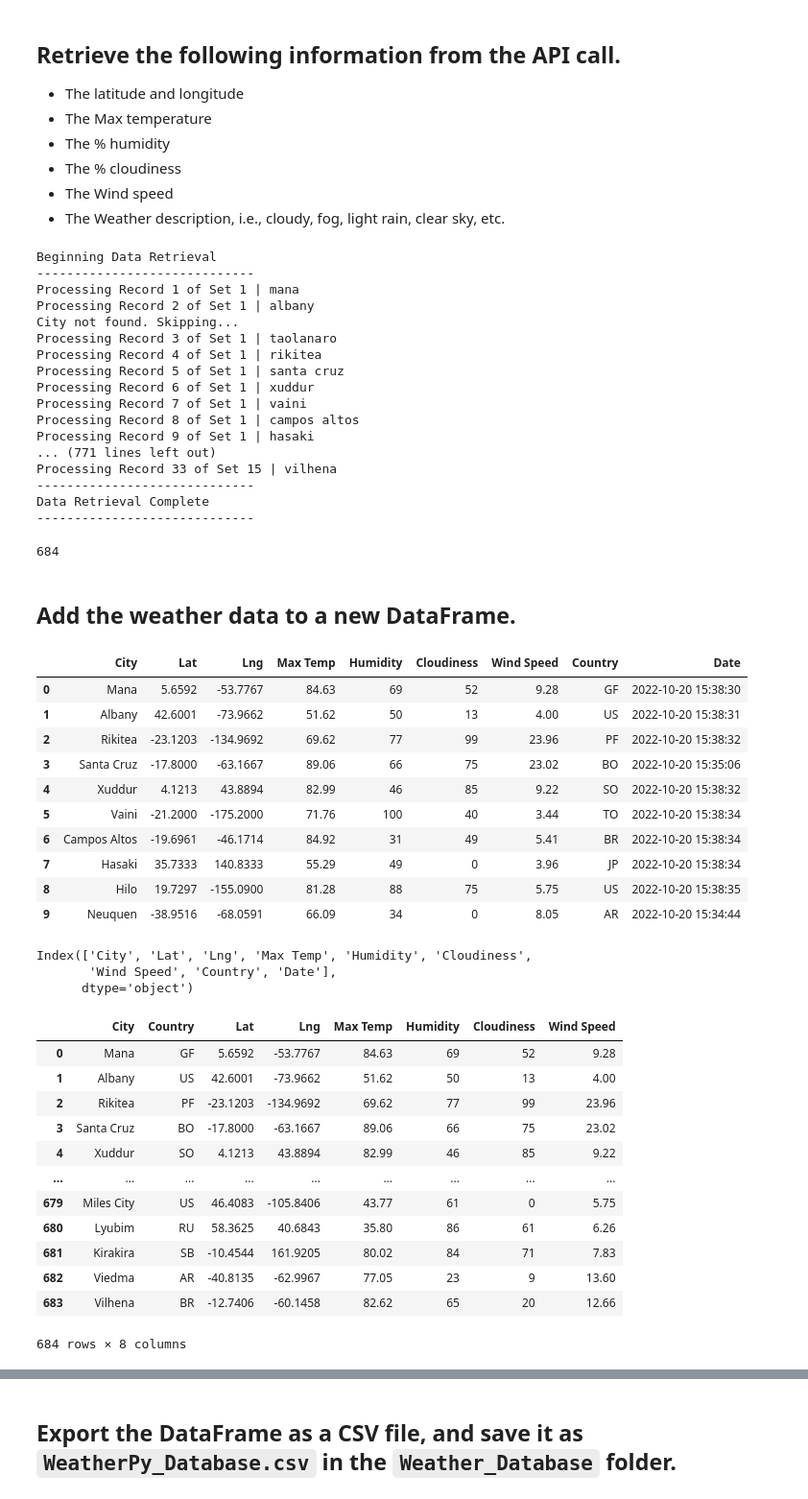
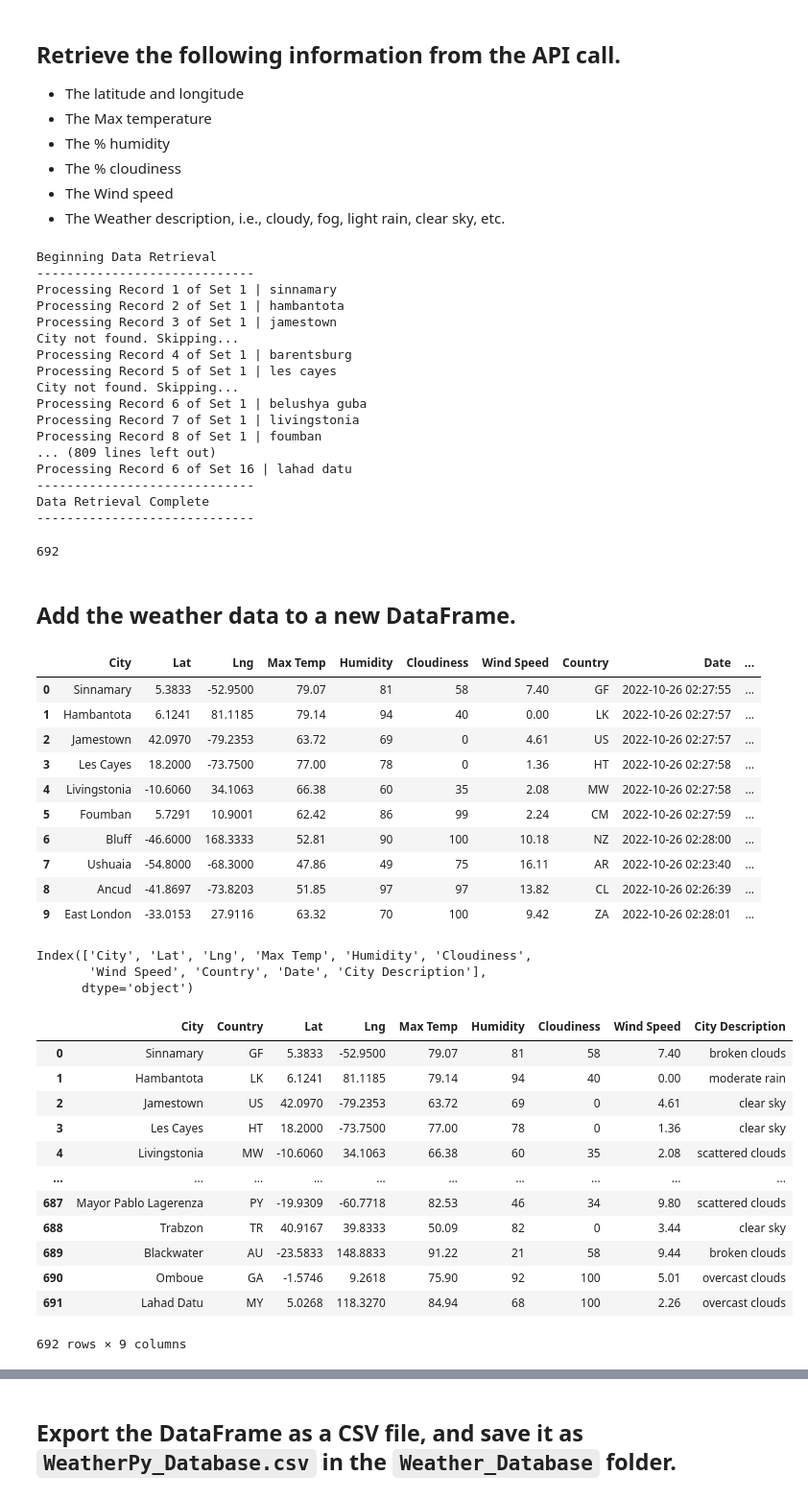
Before and after one commit to NM-90/World_Weather_Analysis, a Jupyter notebook: Weather_Database.ipynb, the cells around one changed output, grey strips where cells are left out. Shown at 96% size. Saved outputs shown, nothing was run; the diff lists cells and outputs as text; code cells hidden in the pictures.

```diff
--- a/Weather_Database.ipynb
+++ b/Weather_Database.ipynb
@@ -153,6 +153,7 @@ for i, city in enumerate(cities):
         city_clouds = city_weather["clouds"]["all"]
         city_wind = city_weather["wind"]["speed"]
         city_country = city_weather["sys"]["country"]
+        city_description = city_weather["weather"][0]["description"]
         # Convert the date to ISO standard.
         city_date = datetime.utcfromtimestamp(city_weather["dt"]).strftime('%Y-%m-%d %H:%M:%S')
         # Append the city information into city_data list.
@@ -164,7 +165,8 @@ for i, city in enumerate(cities):
                           "Cloudiness": city_clouds,
                           "Wind Speed": city_wind,
                           "Country": city_country,
-                          "Date": city_date})
+                          "Date": city_date,
+                          "City Description": city_description})
 
 
 # If an error is experienced, skip the city.
@@ -184,18 +186,18 @@ print("-----------------------------")
 # %% [output]
 Beginning Data Retrieval
 -----------------------------
-Processing Record 1 of Set 1 | mana
-Processing Record 2 of Set 1 | albany
+Processing Record 1 of Set 1 | sinnamary
+Processing Record 2 of Set 1 | hambantota
+Processing Record 3 of Set 1 | jamestown
 City not found. Skipping...
-Processing Record 3 of Set 1 | taolanaro
-Processing Record 4 of Set 1 | rikitea
-Processing Record 5 of Set 1 | santa cruz
-Processing Record 6 of Set 1 | xuddur
-Processing Record 7 of Set 1 | vaini
-Processing Record 8 of Set 1 | campos altos
-Processing Record 9 of Set 1 | hasaki
-... (771 lines left out)
-Processing Record 33 of Set 15 | vilhena
+Processing Record 4 of Set 1 | barentsburg
+Processing Record 5 of Set 1 | les cayes
+City not found. Skipping...
+Processing Record 6 of Set 1 | belushya guba
+Processing Record 7 of Set 1 | livingstonia
+Processing Record 8 of Set 1 | foumban
+... (809 lines left out)
+Processing Record 6 of Set 16 | lahad datu
 -----------------------------
 Data Retrieval Complete
 -----------------------------
@@ -203,7 +205,7 @@ Data Retrieval Complete
 # Print the length of the city_data list to verify how many cities you have
 len(city_data)
 # %% [output]
-684
+692
 # %% [markdown]
 ## Add the weather data to a new DataFrame.
 # %%
@@ -213,48 +215,48 @@ city_data_df = pd.DataFrame(city_data)
 # Display sample data
 city_data_df.head(10)
 # %% [output]
-|  | City | Lat | Lng | Max Temp | Humidity | Cloudiness | Wind Speed | Country | Date |
-| 0 | Mana | 5.6592 | -53.7767 | 84.63 | 69 | 52 | 9.28 | GF | 2022-10-20 15:38:30 |
-| 1 | Albany | 42.6001 | -73.9662 | 51.62 | 50 | 13 | 4.00 | US | 2022-10-20 15:38:31 |
-| 2 | Rikitea | -23.1203 | -134.9692 | 69.62 | 77 | 99 | 23.96 | PF | 2022-10-20 15:38:32 |
-| 3 | Santa Cruz | -17.8000 | -63.1667 | 89.06 | 66 | 75 | 23.02 | BO | 2022-10-20 15:35:06 |
-| 4 | Xuddur | 4.1213 | 43.8894 | 82.99 | 46 | 85 | 9.22 | SO | 2022-10-20 15:38:32 |
-| 5 | Vaini | -21.2000 | -175.2000 | 71.76 | 100 | 40 | 3.44 | TO | 2022-10-20 15:38:34 |
-| 6 | Campos Altos | -19.6961 | -46.1714 | 84.92 | 31 | 49 | 5.41 | BR | 2022-10-20 15:38:34 |
-| 7 | Hasaki | 35.7333 | 140.8333 | 55.29 | 49 | 0 | 3.96 | JP | 2022-10-20 15:38:34 |
-| 8 | Hilo | 19.7297 | -155.0900 | 81.28 | 88 | 75 | 5.75 | US | 2022-10-20 15:38:35 |
-| 9 | Neuquen | -38.9516 | -68.0591 | 66.09 | 34 | 0 | 8.05 | AR | 2022-10-20 15:34:44 |
+|  | City | Lat | Lng | Max Temp | Humidity | Cloudiness | Wind Speed | Country | Date | ... |
+| 0 | Sinnamary | 5.3833 | -52.9500 | 79.07 | 81 | 58 | 7.40 | GF | 2022-10-26 02:27:55 | ... |
+| 1 | Hambantota | 6.1241 | 81.1185 | 79.14 | 94 | 40 | 0.00 | LK | 2022-10-26 02:27:57 | ... |
+| 2 | Jamestown | 42.0970 | -79.2353 | 63.72 | 69 | 0 | 4.61 | US | 2022-10-26 02:27:57 | ... |
+| 3 | Les Cayes | 18.2000 | -73.7500 | 77.00 | 78 | 0 | 1.36 | HT | 2022-10-26 02:27:58 | ... |
+| 4 | Livingstonia | -10.6060 | 34.1063 | 66.38 | 60 | 35 | 2.08 | MW | 2022-10-26 02:27:58 | ... |
+| 5 | Foumban | 5.7291 | 10.9001 | 62.42 | 86 | 99 | 2.24 | CM | 2022-10-26 02:27:59 | ... |
+| 6 | Bluff | -46.6000 | 168.3333 | 52.81 | 90 | 100 | 10.18 | NZ | 2022-10-26 02:28:00 | ... |
+| 7 | Ushuaia | -54.8000 | -68.3000 | 47.86 | 49 | 75 | 16.11 | AR | 2022-10-26 02:23:40 | ... |
+| 8 | Ancud | -41.8697 | -73.8203 | 51.85 | 97 | 97 | 13.82 | CL | 2022-10-26 02:26:39 | ... |
+| 9 | East London | -33.0153 | 27.9116 | 63.32 | 70 | 100 | 9.42 | ZA | 2022-10-26 02:28:01 | ... |
 # %%
 # Display the DataFrame's column names using the columns Pandas function
 city_data_df.columns
 # %% [output]
 Index(['City', 'Lat', 'Lng', 'Max Temp', 'Humidity', 'Cloudiness',
-       'Wind Speed', 'Country', 'Date'],
+       'Wind Speed', 'Country', 'Date', 'City Description'],
       dtype='object')
 # %%
 # Create a list to reorder the column names as follows:
 # "City", "Country", "Lat", "Lng", "Max Temp", "Humidity",  "Cloudiness", "Wind Speed",  "Current Description"
-new_column_order = ["City", "Country", "Lat", "Lng", "Max Temp", "Humidity", "Cloudiness", "Wind Speed"]
+new_column_order = ["City", "Country", "Lat", "Lng", "Max Temp", "Humidity", "Cloudiness", "Wind Speed", "City Description"]
 
 # Recreate the DataFrame by using the new column order
 city_data_df = city_data_df[new_column_order]
 
 # Display sample data
 city_data_df
 # %% [output]
-|  | City | Country | Lat | Lng | Max Temp | Humidity | Cloudiness | Wind Speed |
-| 0 | Mana | GF | 5.6592 | -53.7767 | 84.63 | 69 | 52 | 9.28 |
-| 1 | Albany | US | 42.6001 | -73.9662 | 51.62 | 50 | 13 | 4.00 |
-| 2 | Rikitea | PF | -23.1203 | -134.9692 | 69.62 | 77 | 99 | 23.96 |
-| 3 | Santa Cruz | BO | -17.8000 | -63.1667 | 89.06 | 66 | 75 | 23.02 |
-| 4 | Xuddur | SO | 4.1213 | 43.8894 | 82.99 | 46 | 85 | 9.22 |
-| ... | ... | ... | ... | ... | ... | ... | ... | ... |
-| 679 | Miles City | US | 46.4083 | -105.8406 | 43.77 | 61 | 0 | 5.75 |
-| 680 | Lyubim | RU | 58.3625 | 40.6843 | 35.80 | 86 | 61 | 6.26 |
-| 681 | Kirakira | SB | -10.4544 | 161.9205 | 80.02 | 84 | 71 | 7.83 |
-| 682 | Viedma | AR | -40.8135 | -62.9967 | 77.05 | 23 | 9 | 13.60 |
-| 683 | Vilhena | BR | -12.7406 | -60.1458 | 82.62 | 65 | 20 | 12.66 |
+|  | City | Country | Lat | Lng | Max Temp | Humidity | Cloudiness | Wind Speed | City Description |
+| 0 | Sinnamary | GF | 5.3833 | -52.9500 | 79.07 | 81 | 58 | 7.40 | broken clouds |
+| 1 | Hambantota | LK | 6.1241 | 81.1185 | 79.14 | 94 | 40 | 0.00 | moderate rain |
+| 2 | Jamestown | US | 42.0970 | -79.2353 | 63.72 | 69 | 0 | 4.61 | clear sky |
+| 3 | Les Cayes | HT | 18.2000 | -73.7500 | 77.00 | 78 | 0 | 1.36 | clear sky |
+| 4 | Livingstonia | MW | -10.6060 | 34.1063 | 66.38 | 60 | 35 | 2.08 | scattered clouds |
+| ... | ... | ... | ... | ... | ... | ... | ... | ... | ... |
+| 687 | Mayor Pablo Lagerenza | PY | -19.9309 | -60.7718 | 82.53 | 46 | 34 | 9.80 | scattered clouds |
+| 688 | Trabzon | TR | 40.9167 | 39.8333 | 50.09 | 82 | 0 | 3.44 | clear sky |
+| 689 | Blackwater | AU | -23.5833 | 148.8833 | 91.22 | 21 | 58 | 9.44 | broken clouds |
+| 690 | Omboue | GA | -1.5746 | 9.2618 | 75.90 | 92 | 100 | 5.01 | overcast clouds |
+| 691 | Lahad Datu | MY | 5.0268 | 118.3270 | 84.94 | 68 | 100 | 2.26 | overcast clouds |
-684 rows × 8 columns
+692 rows × 9 columns
 # %%
 # Display the data types of each column by using the dtypes Pandas function
 city_data_df.dtypes
```
Also changed, not shown: parts of 3 cells of this notebook, 2 other files.
